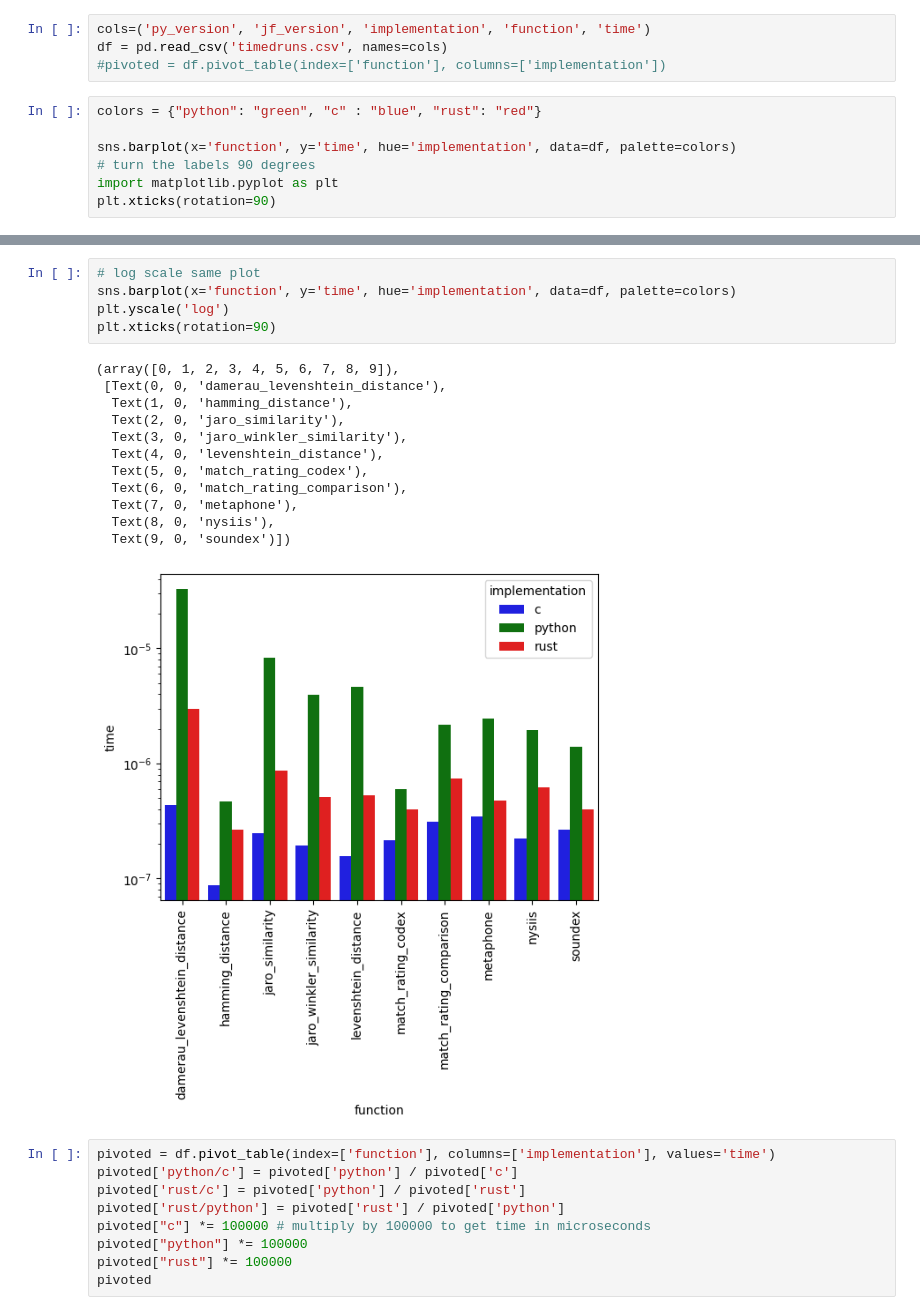
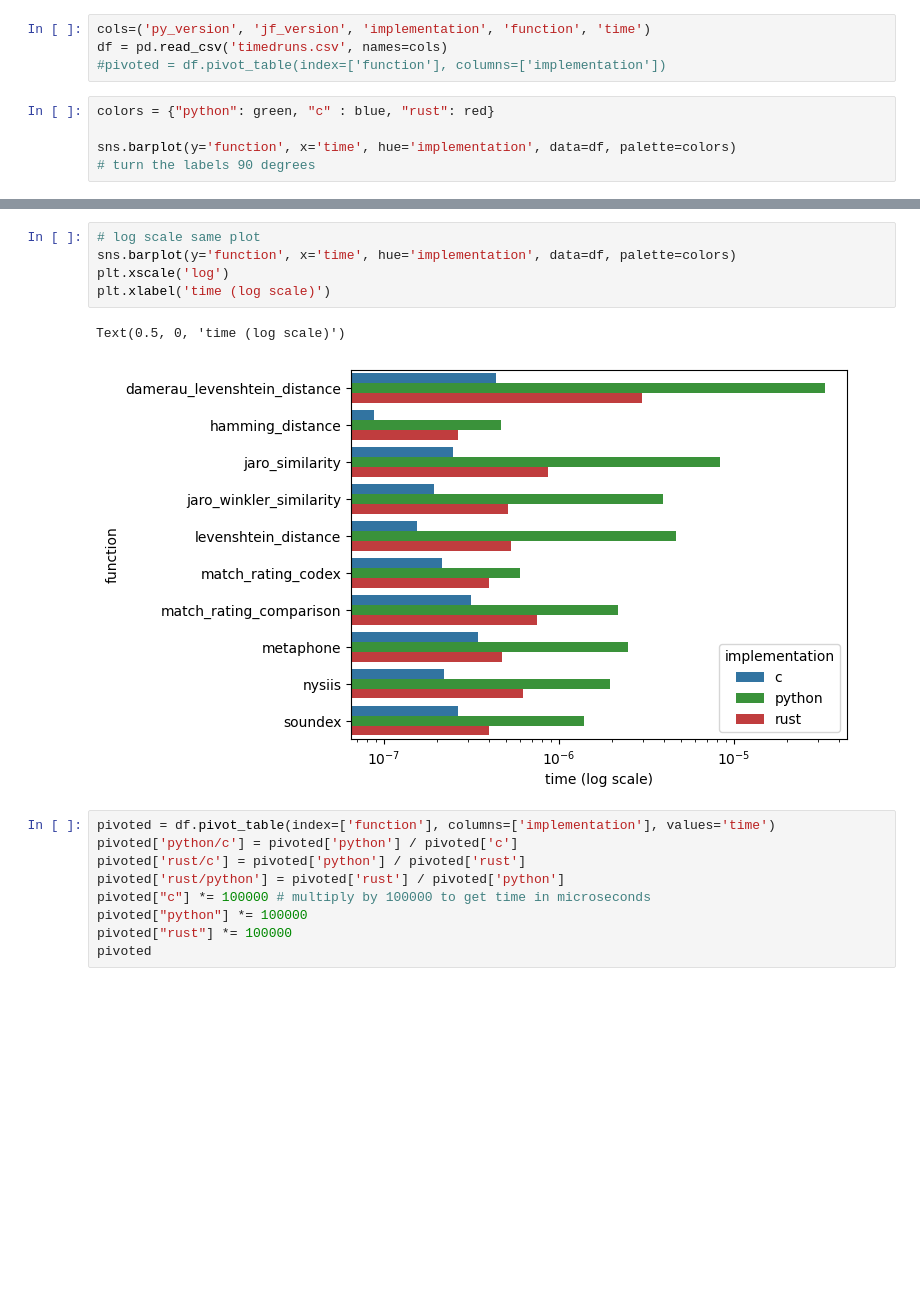
Before and after one commit to jamesturk/jellyfish, a Jupyter notebook: benchmarks/compare.ipynb, the cells around one changed output, grey strips where cells are left out. Drawn from its saved outputs; the diff is of its cells as text; blank space fills up the shorter version.

```diff
--- a/benchmarks/compare.ipynb
+++ b/benchmarks/compare.ipynb
@@ -6,10 +9,8 @@ cols=('py_version', 'jf_version', 'implementation', 'function', 'time')
 df = pd.read_csv('timedruns.csv', names=cols)
 #pivoted = df.pivot_table(index=['function'], columns=['implementation'])
 # %%
-colors = {"python": "green", "c" : "blue", "rust": "red"}
+colors = {"python": green, "c" : blue, "rust": red}
 
-sns.barplot(x='function', y='time', hue='implementation', data=df, palette=colors)
+sns.barplot(y='function', x='time', hue='implementation', data=df, palette=colors)
 # turn the labels 90 degrees
-import matplotlib.pyplot as plt
-plt.xticks(rotation=90)
 # %% [output]
@@ -28,21 +19,11 @@ plt.xticks(rotation=90)
 # %%
 # log scale same plot
-sns.barplot(x='function', y='time', hue='implementation', data=df, palette=colors)
-plt.yscale('log')
-plt.xticks(rotation=90)
+sns.barplot(y='function', x='time', hue='implementation', data=df, palette=colors)
+plt.xscale('log')
+plt.xlabel('time (log scale)')
 # %% [output]
-(array([0, 1, 2, 3, 4, 5, 6, 7, 8, 9]),
- [Text(0, 0, 'damerau_levenshtein_distance'),
-  Text(1, 0, 'hamming_distance'),
-  Text(2, 0, 'jaro_similarity'),
-  Text(3, 0, 'jaro_winkler_similarity'),
-  Text(4, 0, 'levenshtein_distance'),
-  Text(5, 0, 'match_rating_codex'),
-  Text(6, 0, 'match_rating_comparison'),
-  Text(7, 0, 'metaphone'),
-  Text(8, 0, 'nysiis'),
-  Text(9, 0, 'soundex')])
+Text(0.5, 0, 'time (log scale)')
-[figure, old version]
+[figure, new version]
 # %%
 pivoted = df.pivot_table(index=['function'], columns=['implementation'], values='time')
 pivoted['python/c'] = pivoted['python'] / pivoted['c']
```
Also changed, not shown: parts of 4 cells of this notebook.
